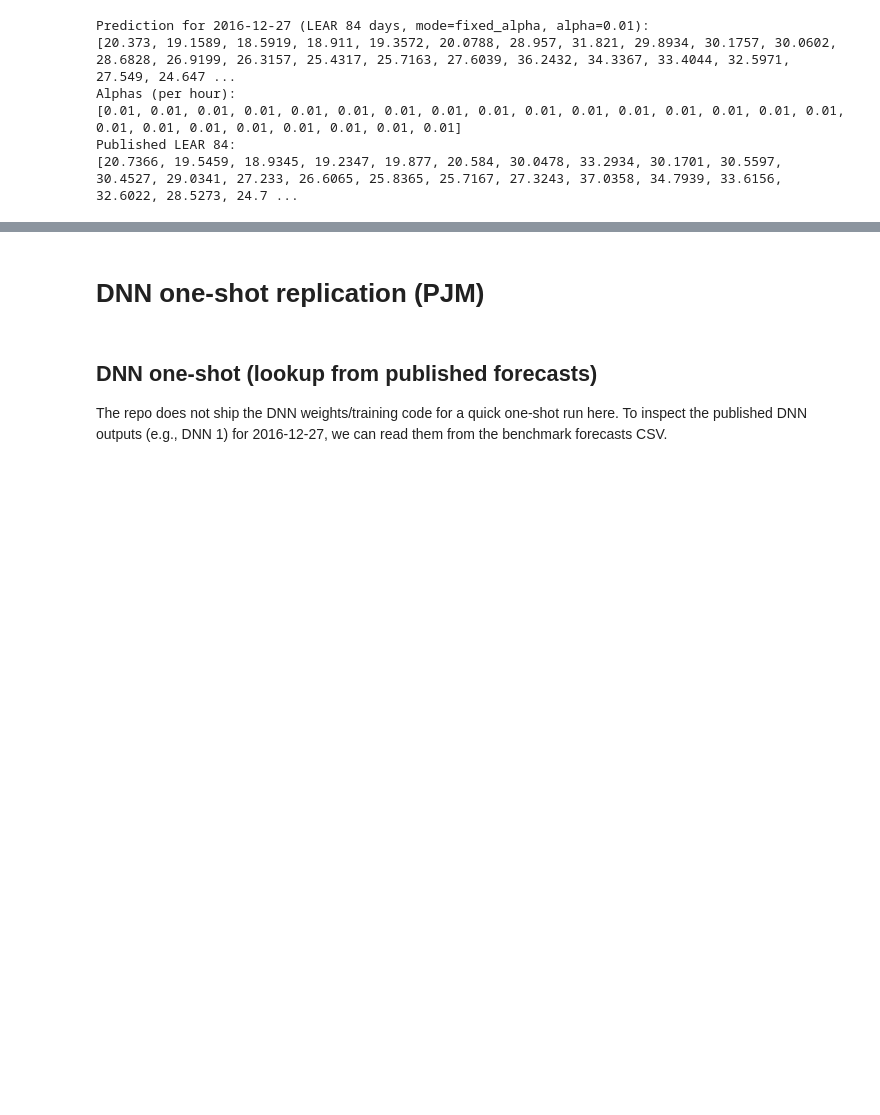
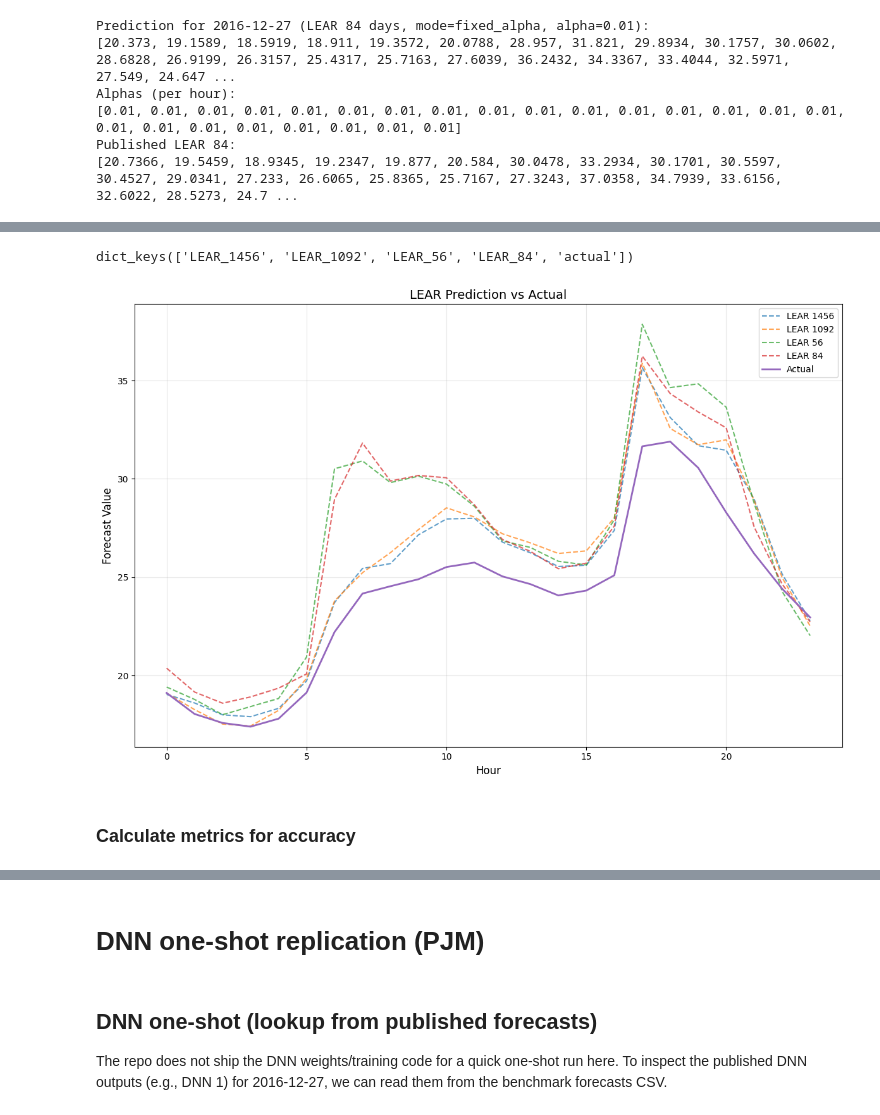
Before and after one commit to llinfeng/epftoolbox, a Jupyter notebook: Notebooks/02_forecasting_oneshot.ipynb, the cells around one changed output, grey strips where cells are left out. Drawn from its saved outputs; the diff is of its cells as text; code cells hidden in the pictures; blank space fills up the shorter version.

```diff
--- a/Notebooks/02_forecasting_oneshot.ipynb
+++ b/Notebooks/02_forecasting_oneshot.ipynb
@@ -218,3 +307,5 @@ Alphas (per hour):
 [0.01, 0.01, 0.01, 0.01, 0.01, 0.01, 0.01, 0.01, 0.01, 0.01, 0.01, 0.01, 0.01, 0.01, 0.01, 0.01, 0.01, 0.01, 0.01, 0.01, 0.01, 0.01, 0.01, 0.01]
 Published LEAR 84:
 [20.7366, 19.5459, 18.9345, 19.2347, 19.877, 20.584, 30.0478, 33.2934, 30.1701, 30.5597, 30.4527, 29.0341, 27.233, 26.6065, 25.8365, 25.7167, 27.3243, 37.0358, 34.7939, 33.6156, 32.6022, 28.5273, 24.7 ...
+# %%
+_collector['LEAR_84'] = list(prediction_84[0])
@@ -220,0 +316,7 @@ Published LEAR 84:
+# %%
+import pandas as pd
+df_PJM = pd.read_csv('datasets/hourly_data_all_markets.csv')
+df_PJM = df_PJM[df_PJM['mkt'] == 'PJM']
+actual_value = df_PJM[pd.to_datetime(df_PJM['DateTime']).dt.date == pd.to_datetime('2016-12-27').date()]['Price'].values.tolist()
+# %%
+_collector['actual'] = actual_value
@@ -220,0 +343,3 @@ Published LEAR 84:
+# %%
+import pandas as pd
+df_plot = pd.DataFrame(_collector)
@@ -220,0 +366,25 @@ Published LEAR 84:
+# %%
+_collector.keys()
+# %% [output]
+dict_keys(['LEAR_1456', 'LEAR_1092', 'LEAR_56', 'LEAR_84', 'actual'])
+# %%
+import matplotlib.pyplot as plt
+
+plt.figure(figsize=(12, 8))
+for column in df_plot.columns:
+    if column == 'actual':
+        plt.plot(df_plot[column], label=column.capitalize(), linestyle='-', linewidth=2)
+    else:
+        plt.plot(df_plot[column], label=column.replace('_', ' '), linestyle='--', alpha=0.7)
+
+plt.xlabel("Hour", fontsize=12)
+plt.ylabel("Forecast Value", fontsize=12)
+plt.title("LEAR Prediction vs Actual", fontsize=14)
+plt.legend(loc='best', fontsize=10)
+plt.grid(True, alpha=0.3)
+plt.tight_layout()
+plt.show()
+# %% [output]
+[figure, added]
+# %% [markdown]
+### Calculate metrics for accuracy
```
Also changed, not shown: parts of 28 cells of this notebook.
